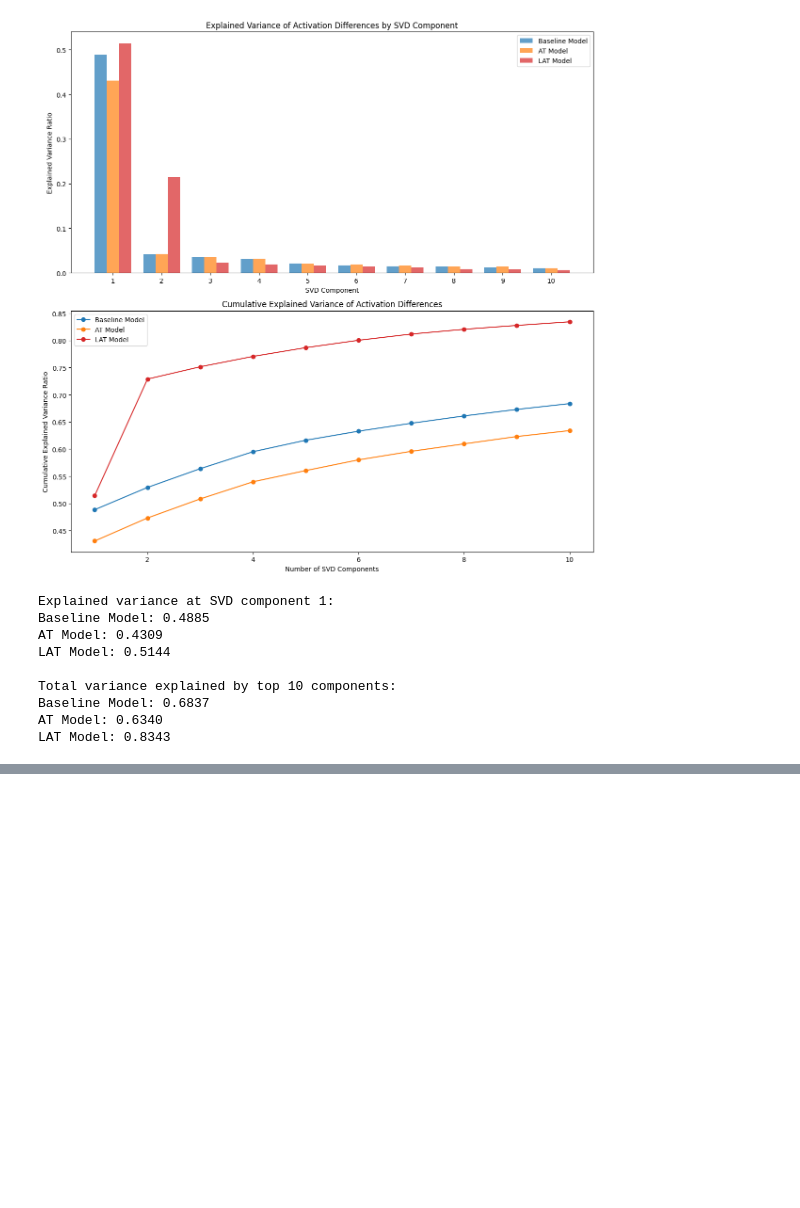
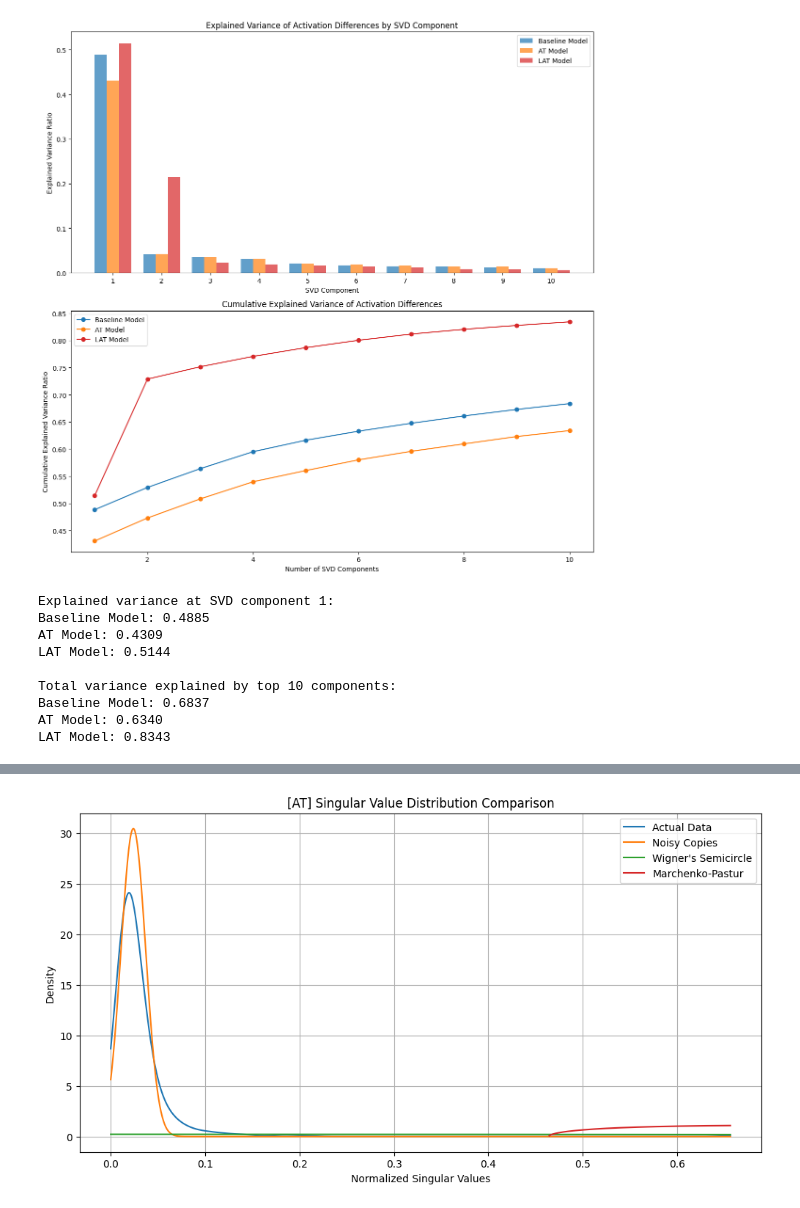
Before and after one commit to nlpet/apart-lab-refusal-lat-project, a Jupyter notebook: experiments/visualise_representations.ipynb, the cells around one changed output, grey strips where cells are left out. Drawn from its saved outputs; the diff is of its cells as text; code cells hidden in the pictures; blank space fills up the shorter version.

```diff
--- a/experiments/visualise_representations.ipynb
+++ b/experiments/visualise_representations.ipynb
@@ -89,10 +92,10 @@ base_n_samples_416.layer_14
 # %%
 at_results_best_layer = at_results[13]
 print(at_results_best_layer['run_id'])
-at_harmful_acts = at_results_best_layer['harmful_acts'].cpu()
-at_harmless_acts = at_results_best_layer['harmless_acts'].cpu()
-at_norm_refusal_dir = at_results_best_layer['refusal_dir'].cpu()
-at_unnorm_refusal_dir = (at_harmful_acts.mean(dim=0) - at_harmless_acts.mean(dim=0)).cpu()
+at_harmful_acts = torch.tensor(at_results_best_layer['harmful_acts'])
+at_harmless_acts = torch.tensor(at_results_best_layer['harmless_acts'])
+at_norm_refusal_dir = torch.tensor(at_results_best_layer['refusal_dir'])
+at_unnorm_refusal_dir = (at_harmful_acts.mean(dim=0) - at_harmless_acts.mean(dim=0))
 
 at_diffs = at_harmful_acts - at_harmless_acts
 # %% [output]
@@ -210,3 +229,14 @@ plot_distributions(actual_sv, noisy_sv, n, p)
+# %%
+actual_sv = singular_value_distribution(at_diffs)
+
+noisy_copies = create_noisy_copies(at_unnorm_refusal_dir, at_diffs.shape[0], 0.1)
+noisy_sv = singular_value_distribution(noisy_copies)
+
+# Plot distributions
+n, p = at_diffs.shape
+plot_distributions(actual_sv, noisy_sv, n, p, 'AT')
+# %% [output]
+[figure, added]
 # %%
 actual_sv = singular_value_distribution(lat_diffs)
 
```
Also changed, not shown: parts of 17 cells of this notebook, 2 other files.
